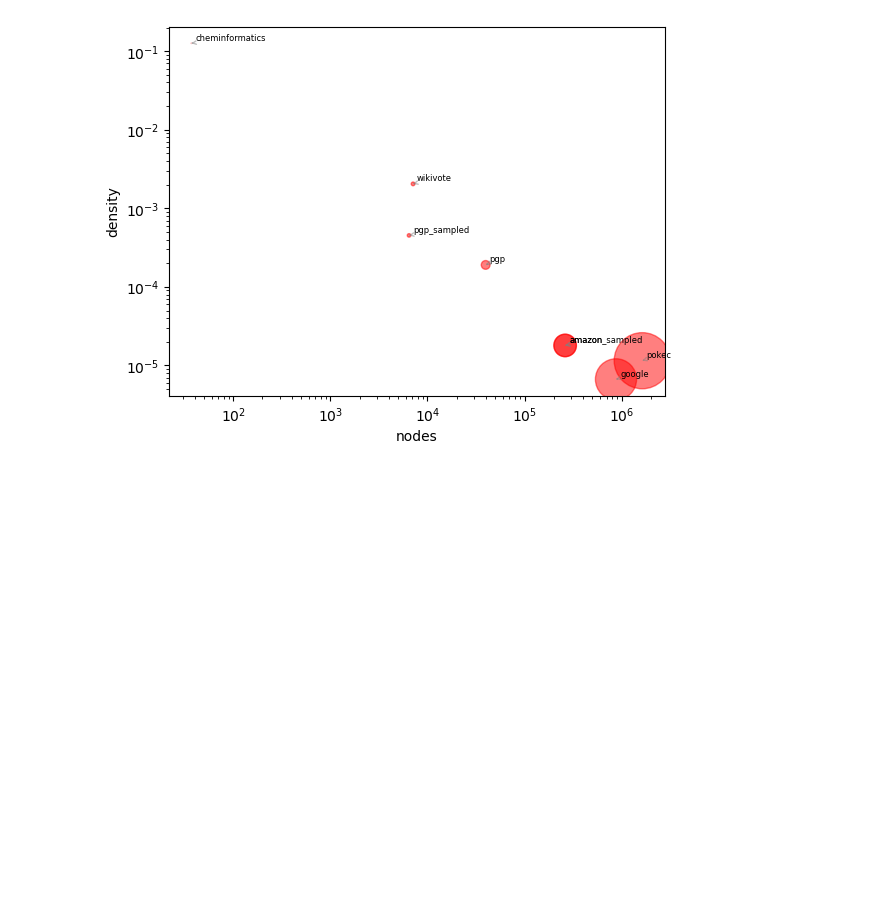
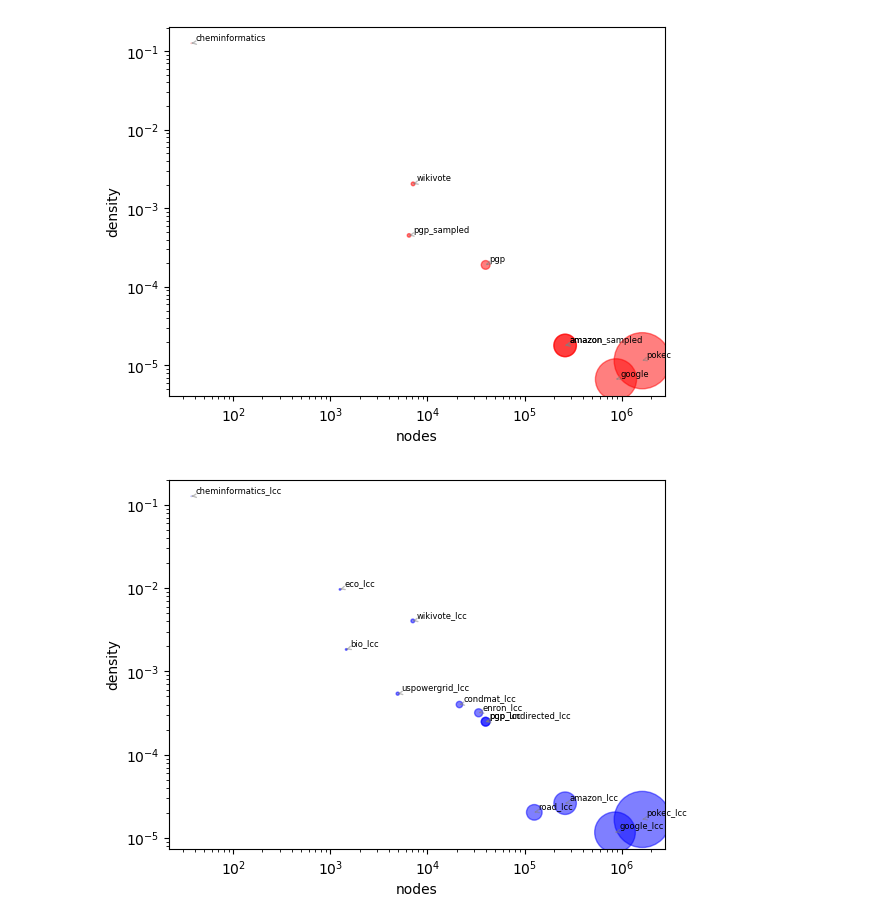
Before and after one commit to tddschn/easygraph-bench, a Jupyter notebook: explorations/graph_info_viz.ipynb, the cells around one changed output. Drawn from its saved outputs; the diff is of its cells as text; code cells hidden in the pictures; blank space fills up the shorter version.

```diff
--- a/explorations/graph_info_viz.ipynb
+++ b/explorations/graph_info_viz.ipynb
@@ -272,3 +272,7 @@ plot_graphs_as_bubbles(gi_others_whole_undirected)
 plot_graphs_as_bubbles(gi_directed )
 # %% [output]
 [figure]
+# %%
+plot_graphs_as_bubbles(gi_others_lcc)
+# %% [output]
+[figure, added]
```
